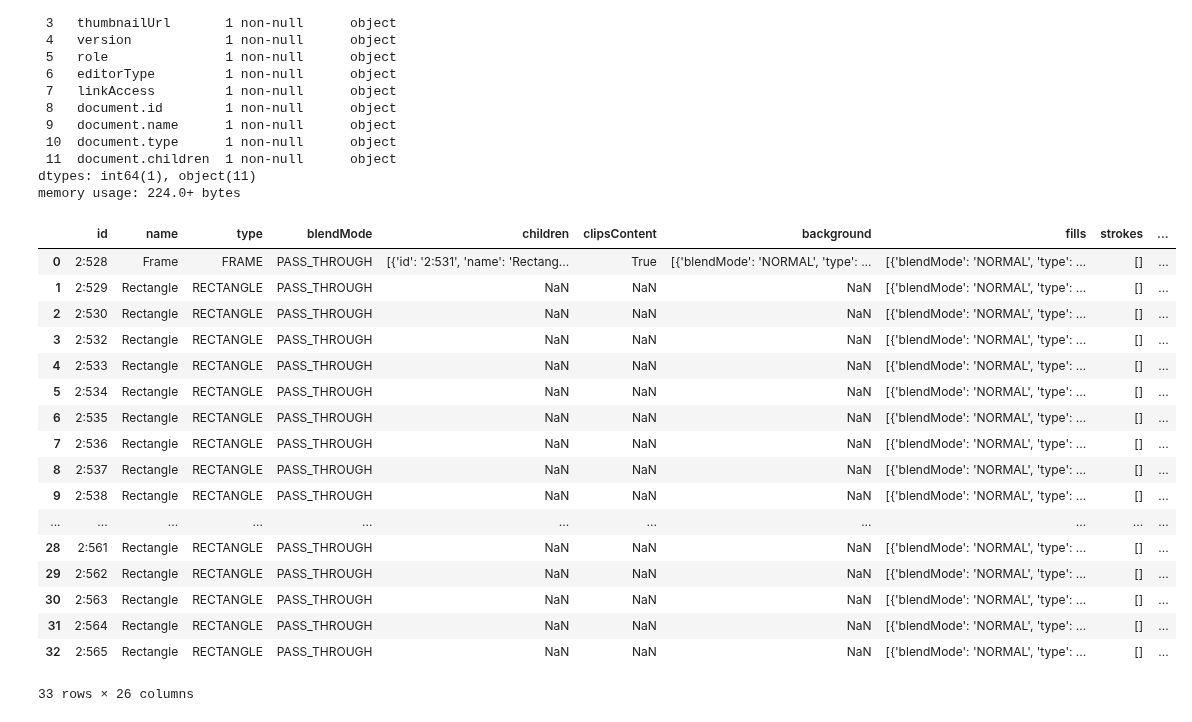
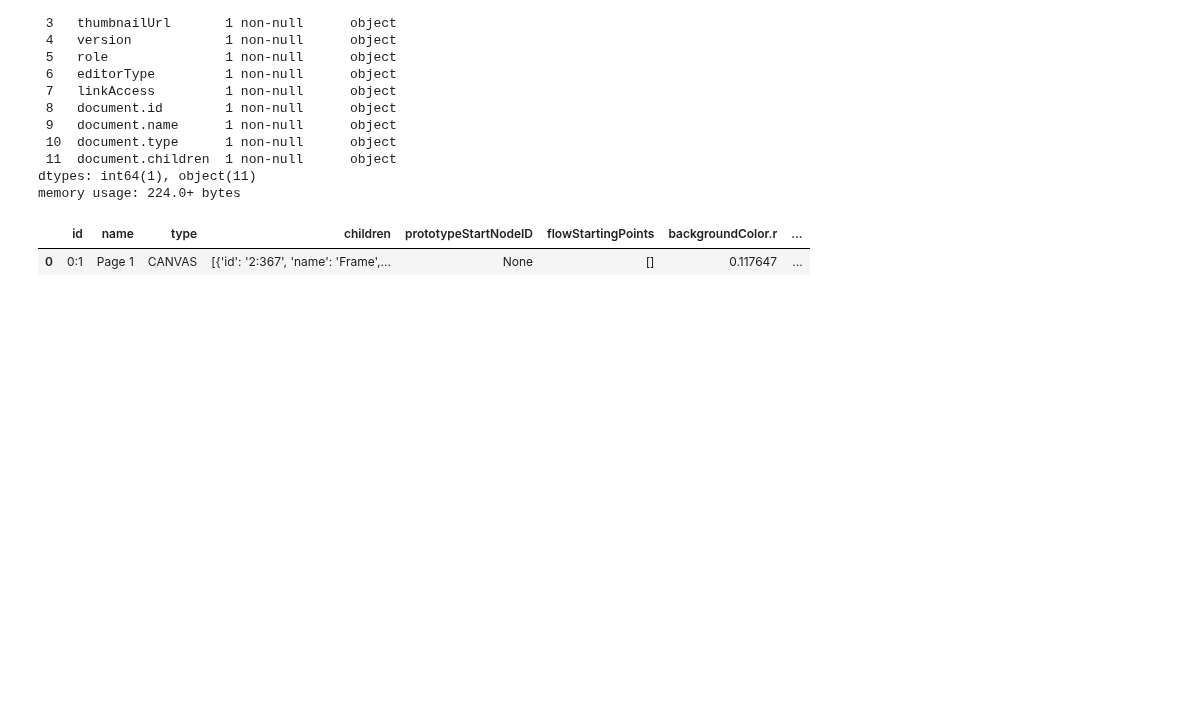
Before and after one commit to Madhurange/HandOff-X, a Jupyter notebook: Test.ipynb, the cells around one changed output. Cells and saved outputs as stored; diff of their text form; code cells hidden in the pictures; blank space fills up the shorter version.

```diff
--- a/Test.ipynb
+++ b/Test.ipynb
@@ -9,7 +9,8 @@ import seaborn as sns
 import json
 # %%
 #data = pd.read_json('Celcius.figma.dump.json')
-with open('data/CashApp.figma.dump.json','r') as f:
+with open('data/Asana.figma.dump.json','r') as f:
   data = json.loads(f.read())
 
 df = pd.json_normalize(data)
+df
@@ -38,24 +42,8 @@ memory usage: 224.0+ bytes
 # %%
 
 json_struct = json.loads(df.to_json(orient="records"))
-df_flat = pd.json_normalize(json_struct,record_path=['document.children',['children']])
+df_flat = pd.json_normalize(json_struct,record_path=['document.children'],errors='ignore')
 df_flat
 # %% [output]
-|  | id | name | type | blendMode | children | clipsContent | background | fills | strokes | ... |
-| 0 | 2:528 | Frame | FRAME | PASS_THROUGH | [{'id': '2:531', 'name': 'Rectang... | True | [{'blendMode': 'NORMAL', 'type': ... | [{'blendMode': 'NORMAL', 'type': ... | [] | ... |
-| 1 | 2:529 | Rectangle | RECTANGLE | PASS_THROUGH | NaN | NaN | NaN | [{'blendMode': 'NORMAL', 'type': ... | [] | ... |
-| 2 | 2:530 | Rectangle | RECTANGLE | PASS_THROUGH | NaN | NaN | NaN | [{'blendMode': 'NORMAL', 'type': ... | [] | ... |
-| 3 | 2:532 | Rectangle | RECTANGLE | PASS_THROUGH | NaN | NaN | NaN | [{'blendMode': 'NORMAL', 'type': ... | [] | ... |
-| 4 | 2:533 | Rectangle | RECTANGLE | PASS_THROUGH | NaN | NaN | NaN | [{'blendMode': 'NORMAL', 'type': ... | [] | ... |
-| 5 | 2:534 | Rectangle | RECTANGLE | PASS_THROUGH | NaN | NaN | NaN | [{'blendMode': 'NORMAL', 'type': ... | [] | ... |
-| 6 | 2:535 | Rectangle | RECTANGLE | PASS_THROUGH | NaN | NaN | NaN | [{'blendMode': 'NORMAL', 'type': ... | [] | ... |
-| 7 | 2:536 | Rectangle | RECTANGLE | PASS_THROUGH | NaN | NaN | NaN | [{'blendMode': 'NORMAL', 'type': ... | [] | ... |
-| 8 | 2:537 | Rectangle | RECTANGLE | PASS_THROUGH | NaN | NaN | NaN | [{'blendMode': 'NORMAL', 'type': ... | [] | ... |
-| 9 | 2:538 | Rectangle | RECTANGLE | PASS_THROUGH | NaN | NaN | NaN | [{'blendMode': 'NORMAL', 'type': ... | [] | ... |
-| ... | ... | ... | ... | ... | ... | ... | ... | ... | ... | ... |
-| 28 | 2:561 | Rectangle | RECTANGLE | PASS_THROUGH | NaN | NaN | NaN | [{'blendMode': 'NORMAL', 'type': ... | [] | ... |
-| 29 | 2:562 | Rectangle | RECTANGLE | PASS_THROUGH | NaN | NaN | NaN | [{'blendMode': 'NORMAL', 'type': ... | [] | ... |
-| 30 | 2:563 | Rectangle | RECTANGLE | PASS_THROUGH | NaN | NaN | NaN | [{'blendMode': 'NORMAL', 'type': ... | [] | ... |
-| 31 | 2:564 | Rectangle | RECTANGLE | PASS_THROUGH | NaN | NaN | NaN | [{'blendMode': 'NORMAL', 'type': ... | [] | ... |
-| 32 | 2:565 | Rectangle | RECTANGLE | PASS_THROUGH | NaN | NaN | NaN | [{'blendMode': 'NORMAL', 'type': ... | [] | ... |
+|  | id | name | type | children | prototypeStartNodeID | flowStartingPoints | backgroundColor.r | ... |
+| 0 | 0:1 | Page 1 | CANVAS | [{'id': '2:367', 'name': 'Frame',... | None | [] | 0.117647 | ... |
-33 rows × 26 columns
```
Also changed, not shown: parts of 8 cells of this notebook.
